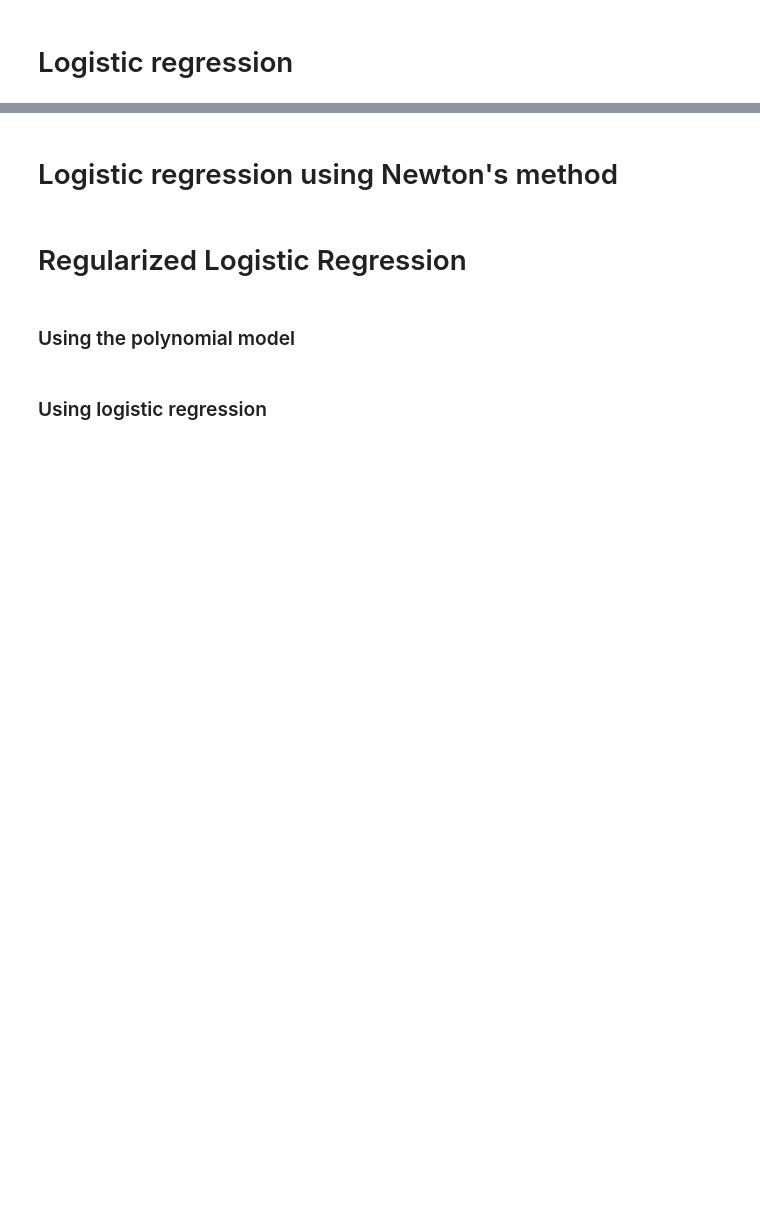
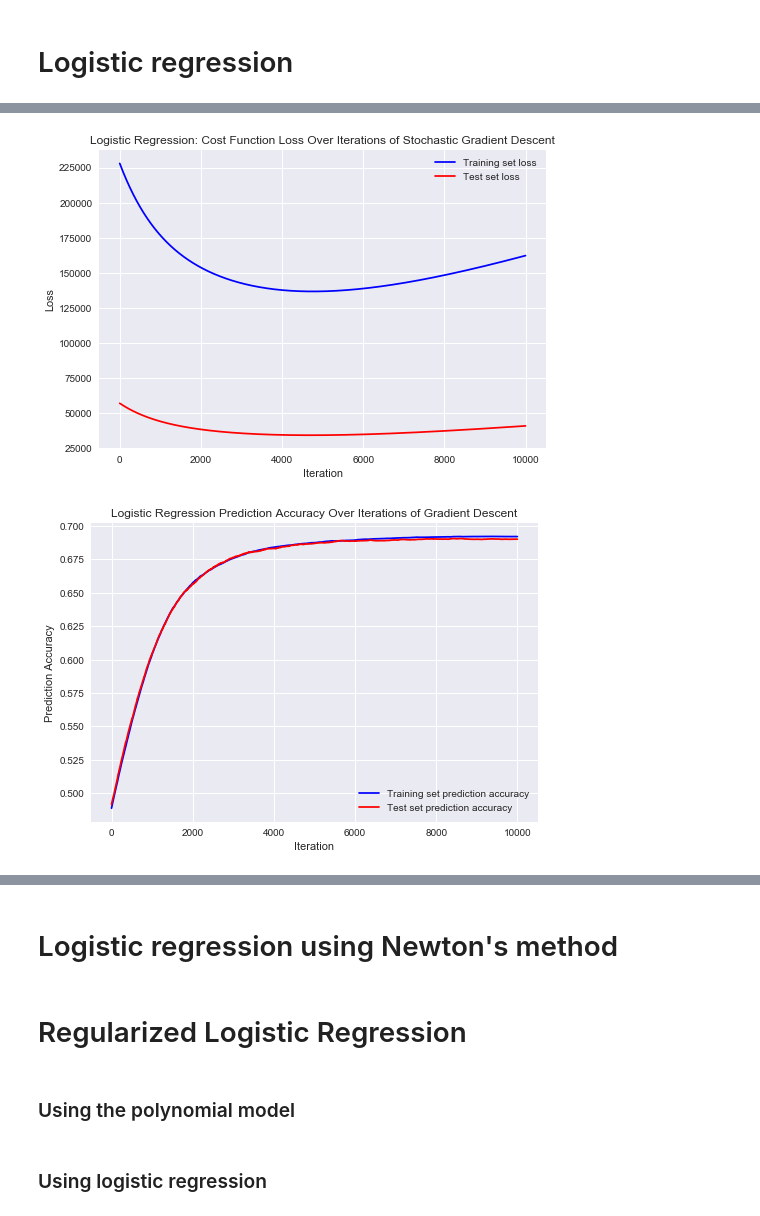
Before and after one commit to hhschede/machine_learning, a Jupyter notebook: project_1/main.ipynb, the cells around one changed output, grey strips where cells are left out. Saved outputs shown, nothing was run; the diff lists cells and outputs as text; code cells hidden in the pictures; blank space fills up the shorter version.

```diff
--- a/project_1/main.ipynb
+++ b/project_1/main.ipynb
@@ -252,0 +328,30 @@ plt.show()
+# %%
+initial_w = np.random.rand(X_train.shape[1])
+losses, ws = logistic_regression(y_train, X_train, initial_w, method = 'gd', max_iters = 10000) # fit model, retrieve parameters ws
+test_losses = list(map(lambda x: compute_loss(y_test, X_test, x, lam = 0, method = "logistic"), ws)) # retrieve losses using test set with ws
+
+plt.style.use('seaborn')
+plt.plot(losses, label='Training set loss', c='blue')
+plt.plot(test_losses, label='Test set loss', c='red')
+plt.xlabel('Iteration')
+plt.ylabel('Loss')
+plt.title('Logistic Regression: Cost Function Loss Over Iterations of Stochastic Gradient Descent')
+plt.legend()
+plt.show()
+
+# Make plot with label prediction accuracy
+
+pred_ytrain = list(map(lambda x: predict_labels(x, X_train), ws)) # Training prediction
+pred_accuracytrain = list(map(lambda x: pred_accuracy(x, y_train), pred_ytrain))
+pred_ytest = list(map(lambda x: predict_labels(x, X_test), ws)) # Test prediction
+pred_accuracytest = list(map(lambda x: pred_accuracy(x, y_test), pred_ytest))
+
+
+plt.plot(pred_accuracytrain, label='Training set prediction accuracy', c='blue')
+plt.plot(pred_accuracytest, label='Test set prediction accuracy', c='red')
+plt.legend()
+plt.xlabel('Iteration')
+plt.ylabel('Prediction Accuracy')
+plt.title('Logistic Regression Prediction Accuracy Over Iterations of Gradient Descent')
+plt.show()
+# %% [output]
@@ -252,0 +378,2 @@ plt.show()
+[figure, added]
+[figure, added]
```
Also changed, not shown: parts of 14 cells of this notebook, 4 other files.
